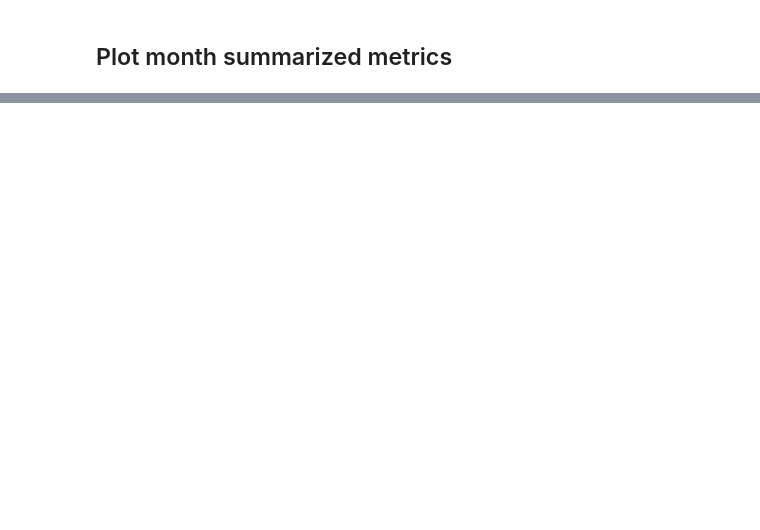
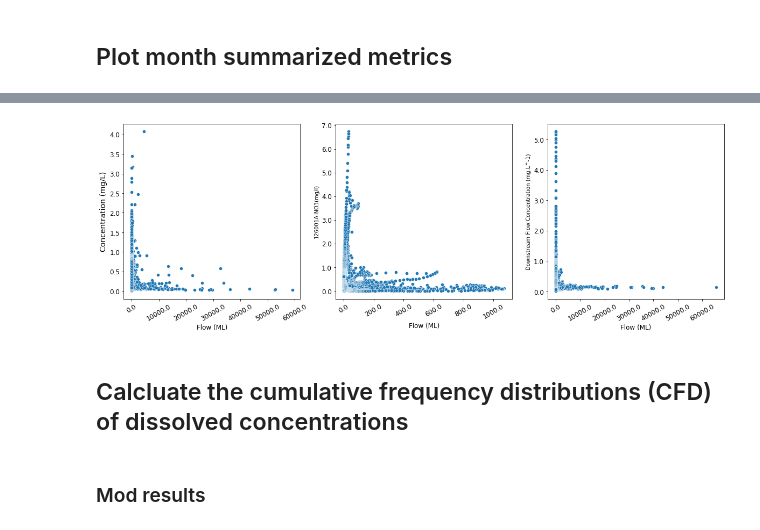
Before and after one commit to QianWanghhu/wqd_analyze, a Jupyter notebook: src/Plotings.ipynb, the cells around one changed output, grey strips where cells are left out. Cells and saved outputs as stored; diff of their text form; code cells hidden in the pictures; blank space fills up the shorter version.

```diff
--- a/src/Plotings.ipynb
+++ b/src/Plotings.ipynb
@@ -243,0 +216,4 @@ plt.savefig(f'{outpath}figs/mod_obs_month.png', format='png', dpi=400, layout='t
+# %%
+time_ranges = ['2009/7/1', '2014/6/30']
+cols = day_load_flow.columns
+day_load_flow[cols[0]] = day_load_flow[cols[0]] * 1000
@@ -243,0 +230,30 @@ plt.savefig(f'{outpath}figs/mod_obs_month.png', format='png', dpi=400, layout='t
+# %%
+_, axes = plt.subplots(1, 3, figsize=(20, 6), sharex=False, sharey=False)
+start, end = pd.to_datetime(time_ranges)
+# plot low-freq-obs in axes[0]
+df_obs = load_flow_loc([start, end], day_load_flow, timestep ='d')
+cols = day_load_flow.columns
+sns.scatterplot(data=df_obs, x=cols[2], y=cols[3], ax=axes[0])
+
+# plot high-freq-obs in axes[1]
+df_obs_hour = load_flow_loc(['2018/7/1', '2020/6/30'], hour_load_flow, timestep ='h')
+cols = hour_load_flow.columns
+sns.scatterplot(data=df_obs_hour, x=cols[0], y=cols[1], ax=axes[1])
+
+# plot mod in axes[1]
+df_mod = load_flow_loc([start, end], mod_load_flow, timestep ='d')
+cols = mod_load_flow.columns
+sns.scatterplot(data=df_mod, x=cols[2], y=cols[1], ax=axes[2])
+for ax in axes:
+#     ax.set(xscale="log", yscale="log")
+    ax.set_xticklabels(ax.get_xticks(), fontsize=12, rotation=30)
+    ax.set_yticklabels(ax.get_yticks(), fontsize=12)
+    ax.set_xlabel('Flow (ML)', fontsize=12)
+axes[0].set_ylabel('Concentration (mg/L)', fontsize=14); #Load (kg) Concentration (mg/l)
+# plt.savefig(f'{outpath}figs/obs_mod_longterm_load_flow.png', format='png', dpi=400, layout='tight')
+# %% [output]
+[figure, added]
+# %% [markdown]
+## Calcluate the cumulative frequency distributions (CFD) of dissolved concentrations
+# %% [markdown]
+### Mod results
```
Also changed, not shown: parts of 14 cells of this notebook, 2 other files.
